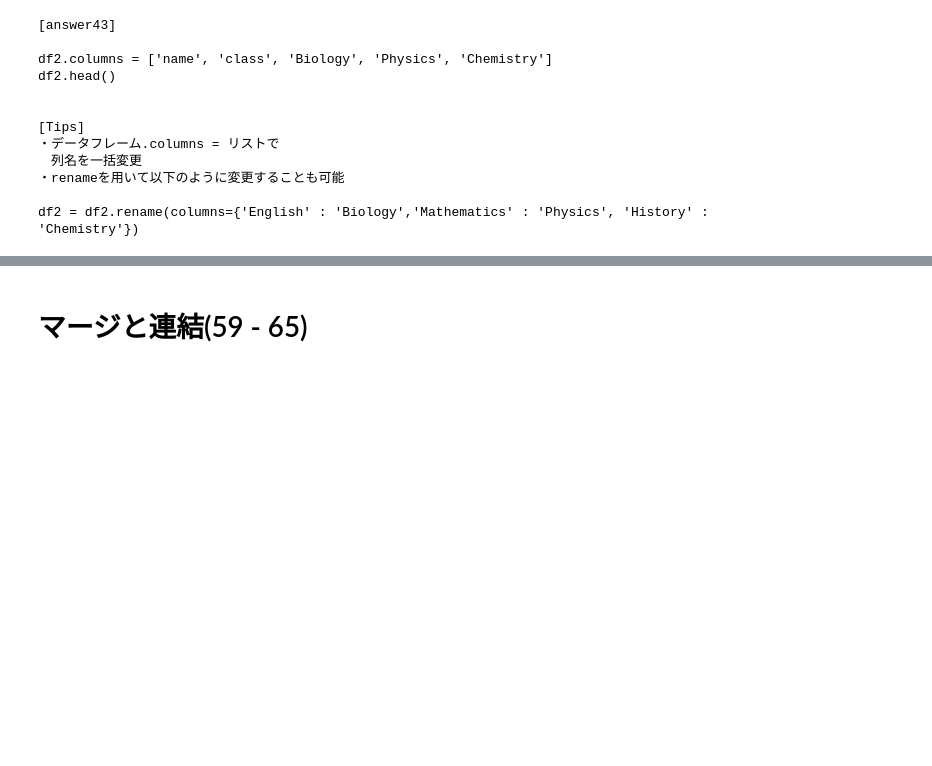
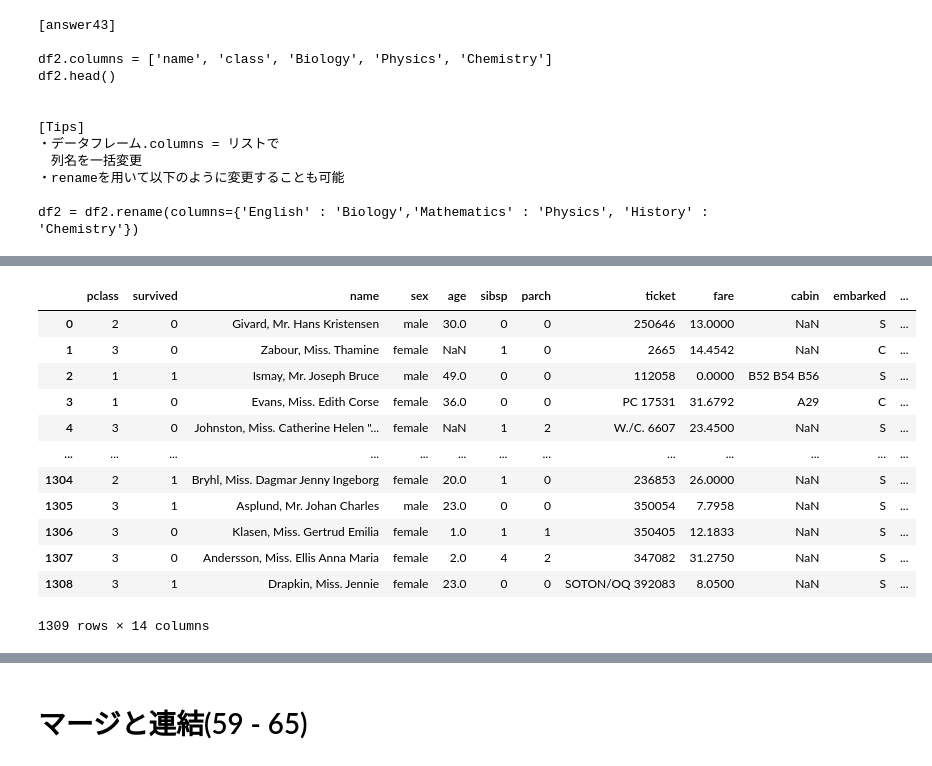
Before and after one commit to NemuNemuNyanko/practice_panda, a Jupyter notebook: notebook/01_Pandas_100_Knocks_for_Begginer.ipynb, the cells around one changed output, grey strips where cells are left out. Cells and saved outputs as stored; diff of their text form; code cells hidden in the pictures; blank space fills up the shorter version.

```diff
--- a/notebook/01_Pandas_100_Knocks_for_Begginer.ipynb
+++ b/notebook/01_Pandas_100_Knocks_for_Begginer.ipynb
@@ -1684,3 +1913,19 @@ df = initialize1() #初期化
+# %%
+df.sample(frac=1).reset_index(drop= True)
+# %% [output]
+|  | pclass | survived | name | sex | age | sibsp | parch | ticket | fare | cabin | embarked | ... |
+| 0 | 2 | 0 | Givard, Mr. Hans Kristensen | male | 30.0 | 0 | 0 | 250646 | 13.0000 | NaN | S | ... |
+| 1 | 3 | 0 | Zabour, Miss. Thamine | female | NaN | 1 | 0 | 2665 | 14.4542 | NaN | C | ... |
+| 2 | 1 | 1 | Ismay, Mr. Joseph Bruce | male | 49.0 | 0 | 0 | 112058 | 0.0000 | B52 B54 B56 | S | ... |
+| 3 | 1 | 0 | Evans, Miss. Edith Corse | female | 36.0 | 0 | 0 | PC 17531 | 31.6792 | A29 | C | ... |
+| 4 | 3 | 0 | Johnston, Miss. Catherine Helen "... | female | NaN | 1 | 2 | W./C. 6607 | 23.4500 | NaN | S | ... |
+| ... | ... | ... | ... | ... | ... | ... | ... | ... | ... | ... | ... | ... |
+| 1304 | 2 | 1 | Bryhl, Miss. Dagmar Jenny Ingeborg | female | 20.0 | 1 | 0 | 236853 | 26.0000 | NaN | S | ... |
+| 1305 | 3 | 1 | Asplund, Mr. Johan Charles | male | 23.0 | 0 | 0 | 350054 | 7.7958 | NaN | S | ... |
+| 1306 | 3 | 0 | Klasen, Miss. Gertrud Emilia | female | 1.0 | 1 | 1 | 350405 | 12.1833 | NaN | S | ... |
+| 1307 | 3 | 0 | Andersson, Miss. Ellis Anna Maria | female | 2.0 | 4 | 2 | 347082 | 31.2750 | NaN | S | ... |
+| 1308 | 3 | 1 | Drapkin, Miss. Jennie | female | 23.0 | 0 | 0 | SOTON/OQ 392083 | 8.0500 | NaN | S | ... |
+1309 rows × 14 columns
 # %%
 # 【52】
 # ①df2の重複行数をカウント
```
Also changed, not shown: parts of 23 cells of this notebook.
